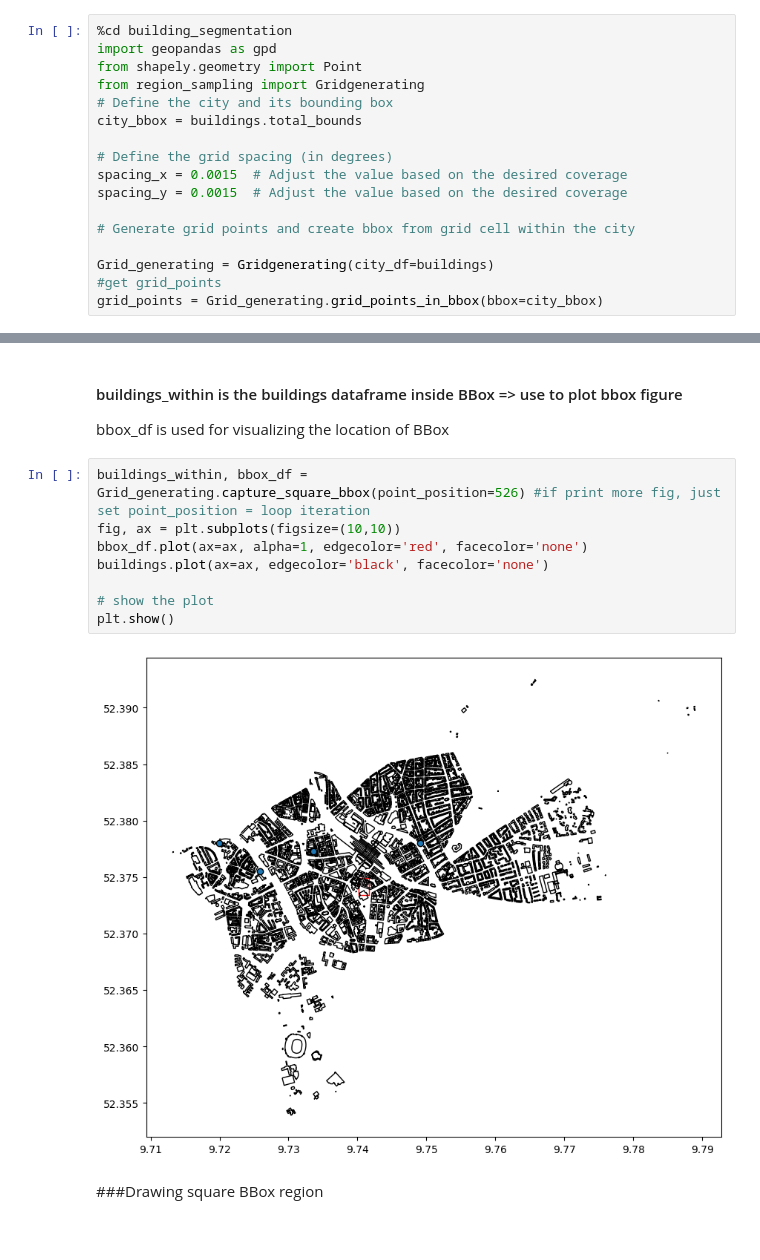
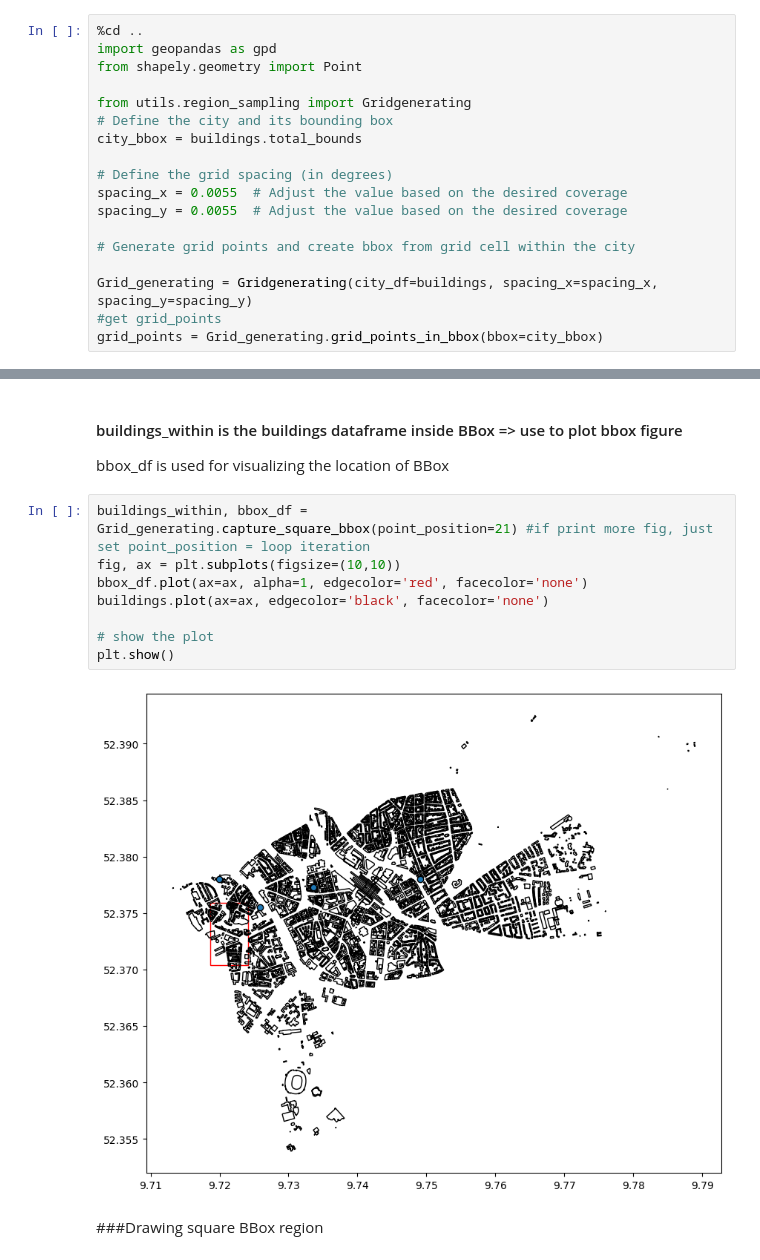
Before and after one commit to ducanhho2296/DeepAmenitySegmentation, a Jupyter notebook: analyzing/osmnx_analyzing.ipynb, the cells around one changed output, grey strips where cells are left out. Drawn from its saved outputs; the diff is of its cells as text.

Commit message:
get more images with random points

```diff
--- a/analyzing/osmnx_analyzing.ipynb
+++ b/analyzing/osmnx_analyzing.ipynb
@@ -194,18 +198,19 @@ array([ 9.7131867, 52.3539034,  9.7889933, 52.3924941])
 # %%
-%cd building_segmentation
+%cd ..
 import geopandas as gpd
 from shapely.geometry import Point
-from region_sampling import Gridgenerating
+
+from utils.region_sampling import Gridgenerating
 # Define the city and its bounding box
 city_bbox = buildings.total_bounds
 
 # Define the grid spacing (in degrees)
-spacing_x = 0.0015  # Adjust the value based on the desired coverage
-spacing_y = 0.0015  # Adjust the value based on the desired coverage
+spacing_x = 0.0055  # Adjust the value based on the desired coverage
+spacing_y = 0.0055  # Adjust the value based on the desired coverage
 
 # Generate grid points and create bbox from grid cell within the city
 
-Grid_generating = Gridgenerating(city_df=buildings)
+Grid_generating = Gridgenerating(city_df=buildings, spacing_x=spacing_x, spacing_y=spacing_y)
 #get grid_points
 grid_points = Grid_generating.grid_points_in_bbox(bbox=city_bbox)
 # %% [output]
@@ -244,15 +248,15 @@ plt.show()
 #### buildings_within is the buildings dataframe inside BBox => use to plot bbox figure
 bbox_df is used for visualizing the location of BBox
 # %%
-buildings_within, bbox_df = Grid_generating.capture_square_bbox(point_position=526) #if print more fig, just set point_position = loop iteration
+buildings_within, bbox_df = Grid_generating.capture_square_bbox(point_position=21) #if print more fig, just set point_position = loop iteration
 fig, ax = plt.subplots(figsize=(10,10))
 bbox_df.plot(ax=ax, alpha=1, edgecolor='red', facecolor='none')
 buildings.plot(ax=ax, edgecolor='black', facecolor='none')
 
 # show the plot
 plt.show()
 # %% [output]
-[figure, old version]
+[figure, new version]
 # %% [markdown]
 ###Drawing square BBox region
 # %%
```
Also changed, not shown: parts of 7 cells of this notebook.
